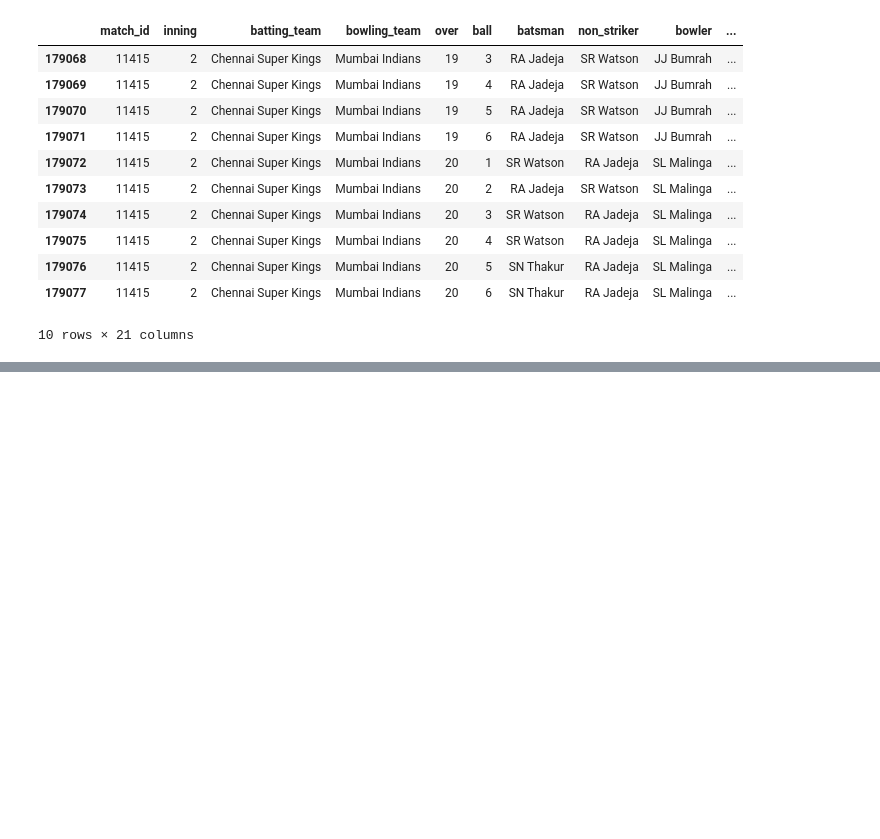
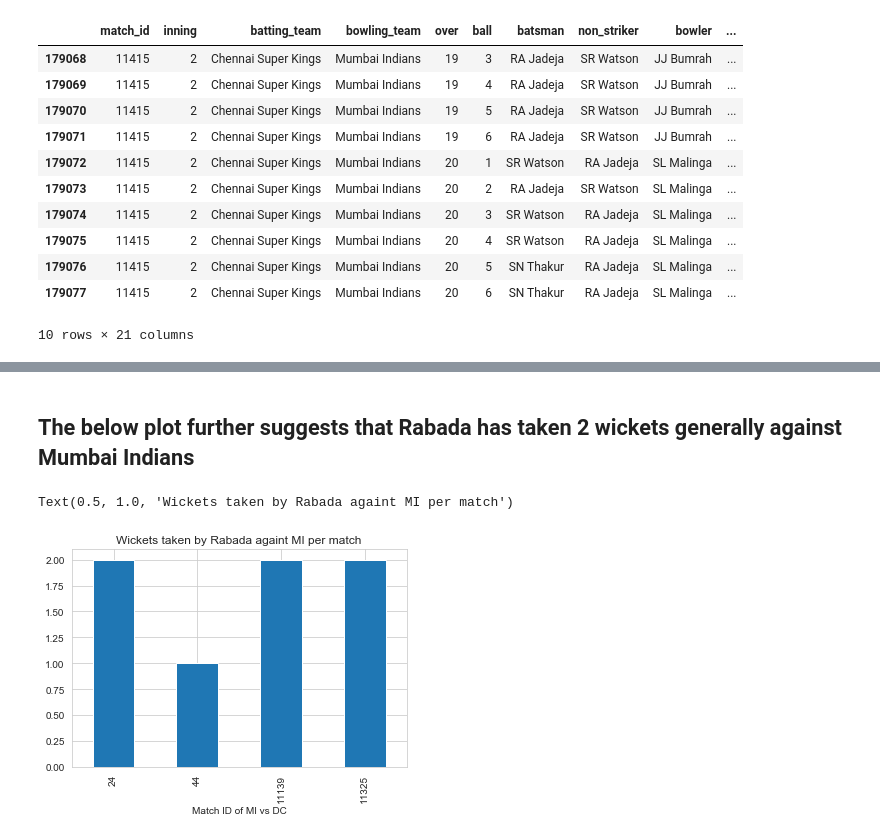
Before and after one commit to bhaskar-29/Widhya, a Jupyter notebook: 10 Oct.ipynb, the cells around one changed output, grey strips where cells are left out. Cells and saved outputs as stored; diff of their text form; code cells hidden in the pictures; blank space fills up the shorter version.

```diff
--- a/10 Oct.ipynb
+++ b/10 Oct.ipynb
@@ -199,0 +144,3 @@ delivery[delivery.batsman=='R Sharma']
+# %%
+rs = 'RG Sharma'
+kr = 'K Rabada'
@@ -199,0 +176,11 @@ delivery[delivery.batsman=='R Sharma']
+# %% [markdown]
+## The below plot further suggests that Rabada has taken 2 wickets generally against Mumbai Indians
+# %%
+kr_vs_mi = delivery[(delivery['bowler']==kr) & (delivery['batting_team']==team_1)].fillna(0)
+kr_vs_mi['player_dismissed'] = kr_vs_mi['player_dismissed'].apply(lambda x: 0 if x==0 else 1)
+kr_vs_mi.groupby('match_id').sum()['player_dismissed'].plot(kind='bar')
+plt.xlabel('Match ID of MI vs DC')
+plt.title("Wickets taken by Rabada againt MI per match")
+# %% [output]
+Text(0.5, 1.0, 'Wickets taken by Rabada againt MI per match')
+[figure, added]
```
Also changed, not shown: parts of 17 cells of this notebook.
